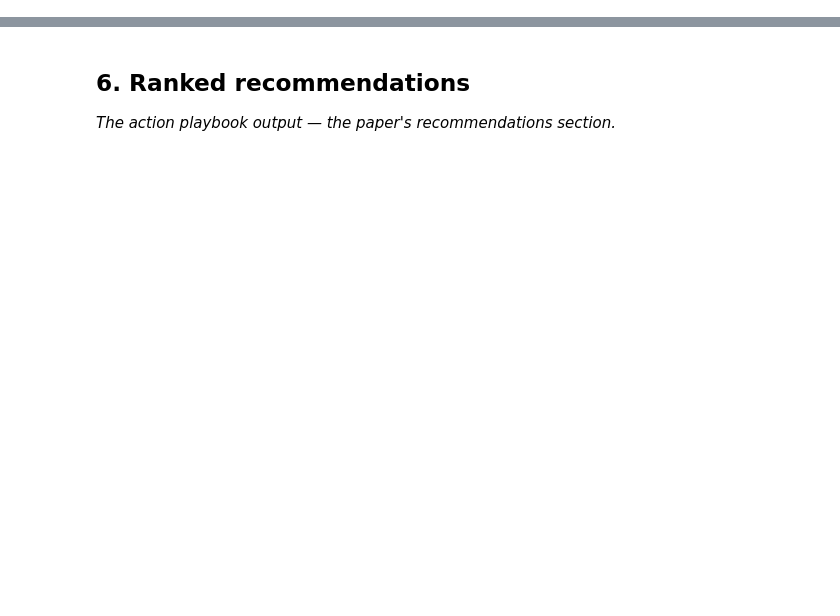
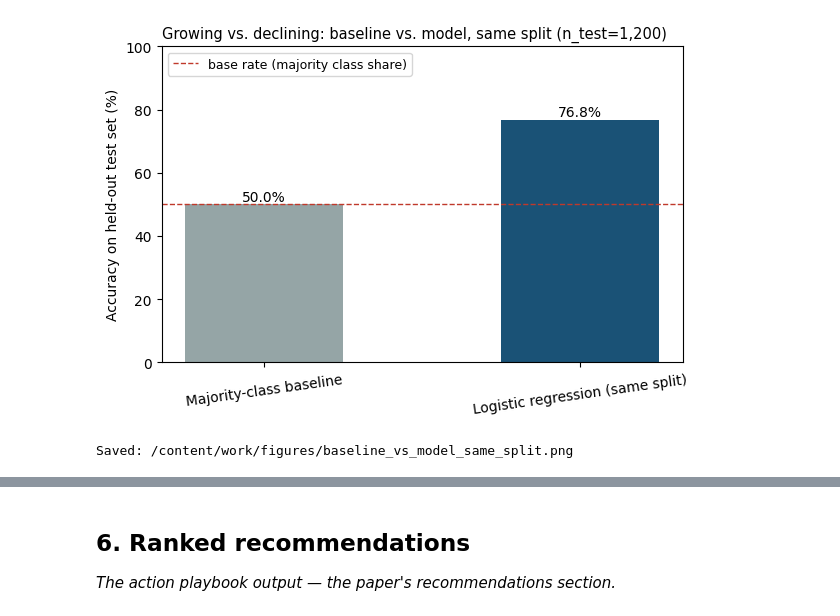
Before and after one commit to Trisha108-hub/flyrank-ml-internship, a Jupyter notebook: work/notebooks/capstone.ipynb, the cells around one changed output, grey strips where cells are left out. Cells and saved outputs as stored; diff of their text form; code cells hidden in the pictures; blank space fills up the shorter version.

```diff
--- a/work/notebooks/capstone.ipynb
+++ b/work/notebooks/capstone.ipynb
@@ -28,0 +230,19 @@ This skeleton is yours to fill. Work the sections **in order** — each one has
+# %%
+baseline = DummyClassifier(strategy="most_frequent", random_state=RANDOM_SEED).fit(X_train_scaled, y_train)
+model    = LogisticRegression(max_iter=2000).fit(X_train_scaled, y_train)
+
+def score(clf, name):
+    pred = clf.predict(X_test_scaled)
+    return {
+        "model": name,
+        "n_test": len(y_test),
+        "base_rate_growing_pct": round(base_rate_test * 100, 1),
+        "accuracy_pct": round(accuracy_score(y_test, pred) * 100, 1),
+        "precision_pct": round(precision_score(y_test, pred, zero_division=0) * 100, 1),
+        "recall_pct": round(recall_score(y_test, pred, zero_division=0) * 100, 1),
+        "f1_pct": round(f1_score(y_test, pred, zero_division=0) * 100, 1),
+    }
+
+results_table = pd.DataFrame([score(baseline, "Majority-class baseline"),
+                               score(model, "Logistic regression (same split)")])
+results_table
@@ -28,0 +253,22 @@ This skeleton is yours to fill. Work the sections **in order** — each one has
+# %%
+fig, ax = plt.subplots(figsize=(6.2, 4.2))
+bars = ax.bar(results_table["model"], results_table["accuracy_pct"],
+              color=["#95a5a6", "#1a5276"], width=0.5)
+ax.axhline(results_table["base_rate_growing_pct"].iloc[0], color="#c0392b",
+           linestyle="--", linewidth=1, label="base rate (majority class share)")
+for b, v in zip(bars, results_table["accuracy_pct"]):
+    ax.text(b.get_x() + b.get_width()/2, v + 1, f"{v:.1f}%", ha="center", fontsize=10)
+ax.set_ylim(0, 100)
+ax.set_ylabel("Accuracy on held-out test set (%)")
+ax.set_title(f"Growing vs. declining: baseline vs. model, same split (n_test={len(y_test):,})",
+             fontsize=10.5, loc="left")
+ax.legend(fontsize=9, loc="upper left")
+plt.xticks(rotation=8)
+plt.tight_layout()
+fig_path = FIGURES_DIR / "baseline_vs_model_same_split.png"
+fig.savefig(fig_path, dpi=180)
+plt.show()
+print("Saved:", fig_path)
+# %% [output]
+[figure, added]
+Saved: /content/work/figures/baseline_vs_model_same_split.png
```
Also changed, not shown: parts of 19 cells of this notebook.
